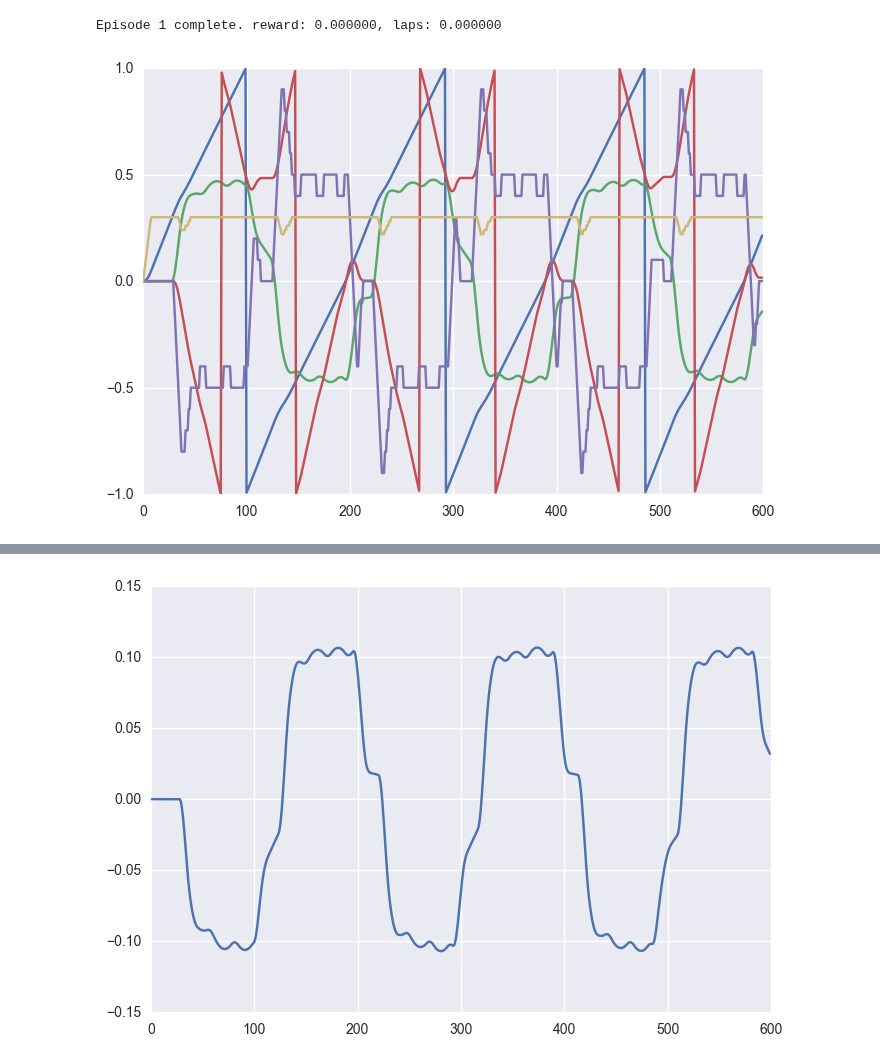
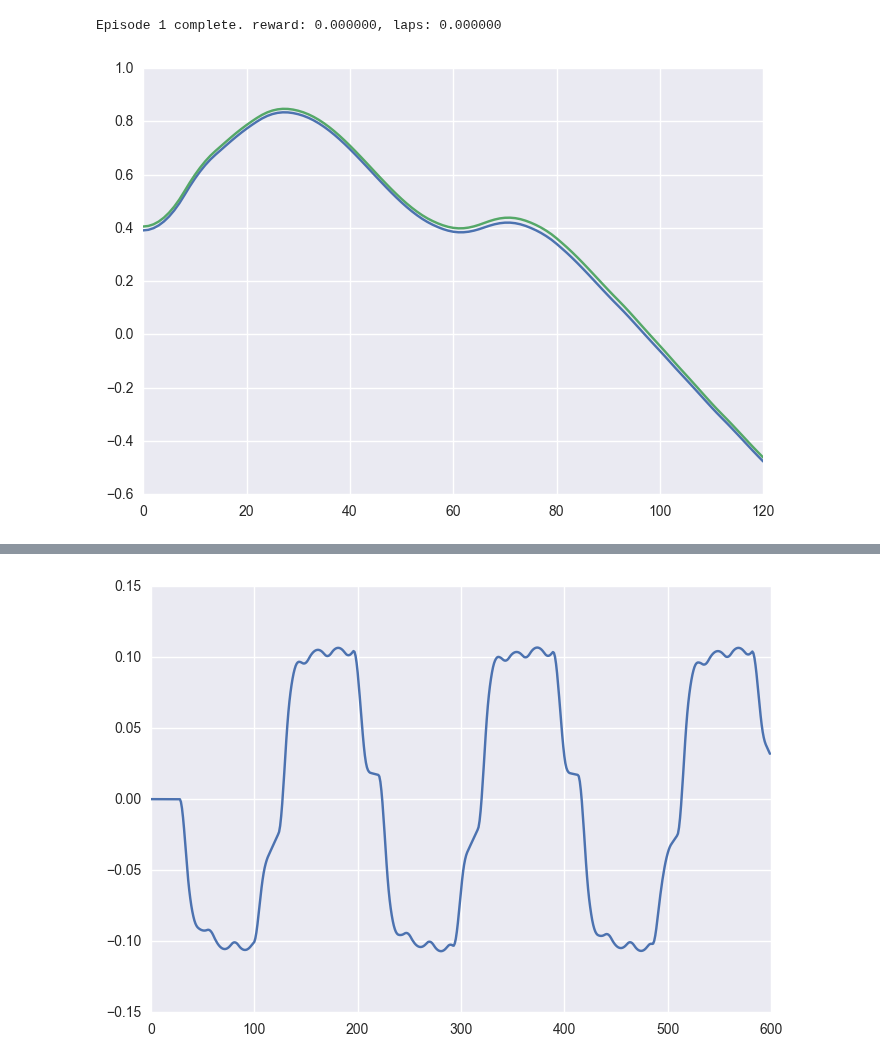
Before and after one commit to jcsharp/DriveIt, a Jupyter notebook: Baseline-Multi.ipynb, the cells around one changed output, grey strips where cells are left out. Saved outputs shown, nothing was run; the diff lists cells and outputs as text; code cells hidden in the pictures.

Commit message:
Implemented position tracking.

```diff
--- a/Baseline-Multi.ipynb
+++ b/Baseline-Multi.ipynb
@@ -5,25 +5,30 @@ Steers the car using a PD controller on the estimated $y_m$ track median offset.
 # %%
 from DriveItMultiGym import *
 from car import *
+from belief import *
 import numpy as np
 from numpy import pi
 
 num_episodes = 1  # number of episodes to run
-time_limit = 10.0
+time_limit = 2.0
 throttle_limit = 0.75
 gamma = 0.995
 epsilon = 0.1
-kp, kv = 1.0, 0.3
+kp, kv = 15.0, 3.0
 random_position=True
 
-cars = [Car(Color.black), Car(Color.green), Car(Color.pink)]
+cars = [Car(Color.black), Car(Color.green)]#, Car(Color.pink)]
+pos = [PositionTracking(car.specs) for car in cars]
 env = DriveItEnv(cars, time_limit, gamma)
 observations = env._reset(random_position)
+beliefs = PositionTracking.reset_all(pos, observations)
 ym_ = 0.0
 done = False
 reward_episode = 0
 reward_sum = 0.0
 crashes = 0
+
+carpos = []; obs = []; belpos = []; bel = []
 
 for i_episode in range(1, num_episodes + 1):
     while not done:
@@ -31,11 +36,11 @@ for i_episode in range(1, num_episodes + 1):
             env.render()
 
         actions = []
-        for o in observations:
-            xm, ym, theta, steer, v = o
-            dym = ym - ym_
+        for b in beliefs:
+            xm, ym, theta, v, K, blue = b
+            ym_dot = (ym - ym_) / dt
             ym_ = ym
-            f = steer + kp * ym + kv * dym / dt
+            f = K + kp * ym + kv * ym_dot
             if f > epsilon: action = 2
             elif f < -epsilon: action = 1
             else: action = 0
@@ -45,7 +50,13 @@ for i_episode in range(1, num_episodes + 1):
 
             actions.append(action)
 
+        carpos.append(cars[0].state)
+        obs.append(observations[0])
+        belpos.append(pos[0].position)
+        bel.append(beliefs[0])
+
         observations, rewards, done, info = env.step(actions)
+        beliefs = PositionTracking.update_all(pos, observations, dt)
         #reward_episode += reward
         #reward_sum = reward + gamma * reward_sum
 
@@ -59,7 +70,8 @@ for i_episode in range(1, num_episodes + 1):
 
     reward_sum += reward_episode
     reward_episode = 0
-    observation = env._reset(random_position)
+    observations = env._reset(random_position)
+    beliefs = PositionTracking.reset_all(pos, observations)
     done = False
 
 if num_episodes > 1:
@@ -76,7 +88,11 @@ import seaborn as sns
 style.use('ggplot')
 %matplotlib inline
 sns.set()
-y = plt.plot([o for o in obs])
+#y = plt.plot([o for o in obs])
 #plt.xlabel('time');plt.ylabel('error')
-# %% [output]
-[figure, removed]
+# %%
+i = 0
+y = plt.plot([p[i] for p in carpos])
+y = plt.plot([p[i] for p in belpos])
+# %% [output]
+[figure, added]
```
Also changed, not shown: parts of 3 cells of this notebook, 1 other file.
